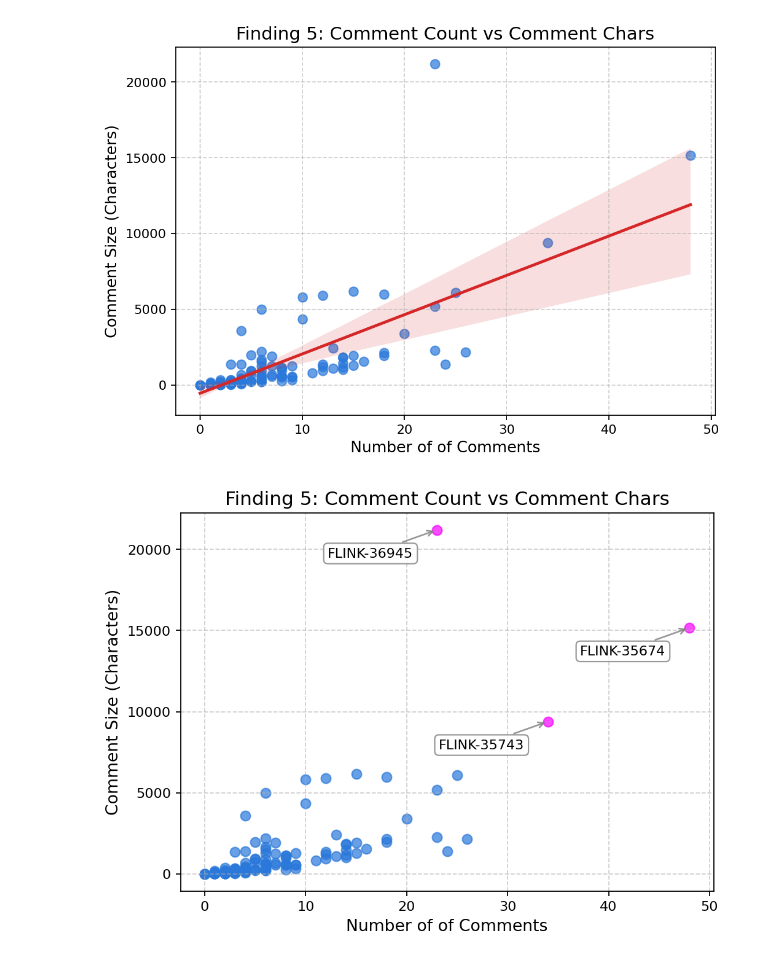
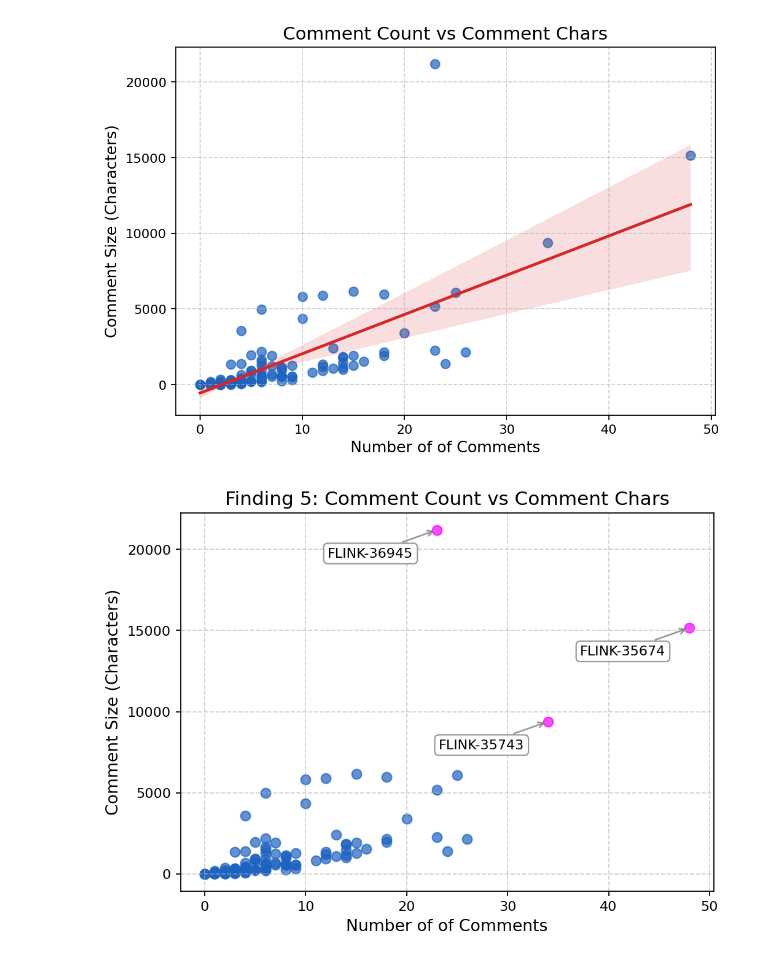
Before and after one commit to edwardzcn-decade/gh-easy-crawler, a Jupyter notebook: plot/scripts/plot_notebook.ipynb, the cells around one changed output. Cells and saved outputs as stored; diff of their text form; code cells hidden in the pictures.

```diff
--- a/plot/scripts/plot_notebook.ipynb
+++ b/plot/scripts/plot_notebook.ipynb
@@ -67,9 +69,10 @@ orange_colors = [
     "#FBE8CE",
     "#FEF6E8",
 ]
+RED_COLOR_DEFAULT = "#d62728"
 BLUE_COLOR_ORIGINAL = "#1f77b4"
-BLUE_COLOR_DEFAULT = blue_colors[3]
-TEAL_COLOR_DEFAULT = teal_colors[3]
+BLUE_COLOR_DEFAULT = blue_colors[2]
+TEAL_COLOR_DEFAULT = teal_colors[2]
 ORANGE_COLOR_DEFAULT = orange_colors[2]
 PINK_COLOR_DEFAULT = "#f700ff"
 GRAY_COLOR_DEFAULT = "#cccccc"
@@ -87,24 +90,24 @@ df_f5_copy["tool_total_chars"] = df_f5_copy["tool_total_chars"].astype(float)
 # %%
 fig5_1, ax5_1 = plt.subplots(figsize=(7, 5))
 # linear regression line and its confidence interval (95% confidence band).
 # y = β0 + β1 * x
 sns.regplot(
     data=df_f5_copy,
     x="tool_total_comments_count",
     y="tool_total_chars",
     scatter_kws={"alpha": 0.7, "s": SCATTERP_SIZE_DEFAULT},
-    line_kws={"color": "#d62728"},
+    line_kws={"color": RED_COLOR_DEFAULT},
     ax=ax5_1,
-    color= BLUE_COLOR_DEFAULT,
+    color=BLUE_COLOR_DEFAULT,
 )
-ax5_1.set_title("Finding 5: Comment Count vs Comment Chars", fontsize=14)
+ax5_1.set_title("Comment Count vs Comment Chars", fontsize=14)
 ax5_1.set_xlabel("Number of of Comments")
 ax5_1.set_ylabel("Comment Size (Characters)")
 ax5_1.grid(True, linestyle="--", alpha=0.6)
 plt.tight_layout()
 plt.show()
 # %% [output]
-[figure, old version]
+[figure, new version]
 # %%
 
 count_threshold = 30
```
Also changed, not shown: parts of 9 cells of this notebook.
